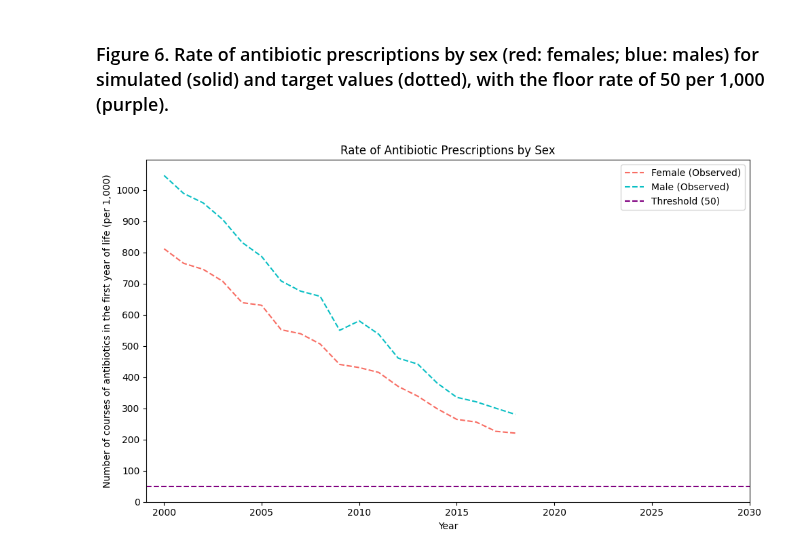
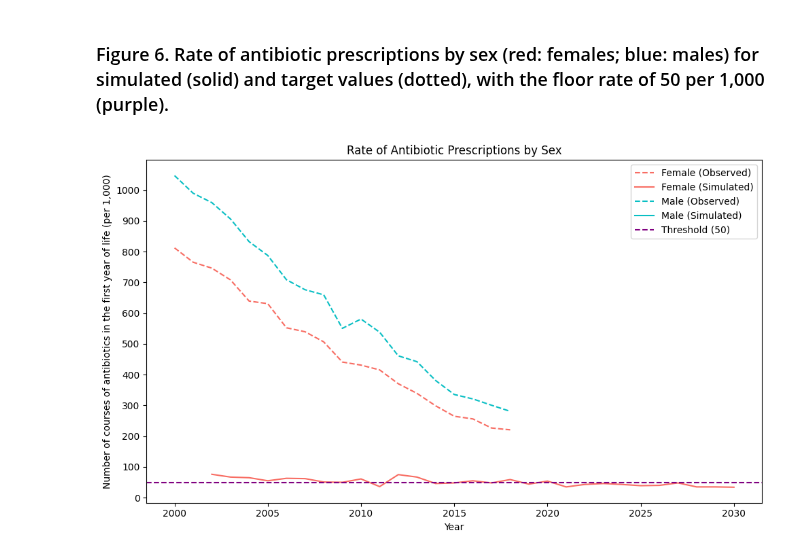
Before and after one commit to resplab/leap, a Jupyter notebook: notebook.ipynb, the cells around one changed output. Drawn from its saved outputs; the diff is of its cells as text; code cells hidden in the pictures.

Commit message:
added figure 7 with simulation data, and investigating figure 5

```diff
--- a/notebook.ipynb
+++ b/notebook.ipynb
@@ -158,37 +109,54 @@ plt.show()
 # %%
 ## Figure 6. Rate of antibiotic prescriptions by sex (red: females; blue: males) for simulated (solid) and target values (dotted), with the floor rate of 50 per 1,000 (purple).
 
-# Load target data
-infant_data = pd.read_csv("leap/processed_data/InfantAbxBC.csv")
+# Read in antibiotic data from StatsCanada
+stats_infant_data = pd.read_csv("leap/processed_data/InfantAbxBC.csv")
 
+# Read in antibiotic data from simulation
+simulation_infant_data = pd.read_csv("output/BIG_CA_30/outcome_matrix_antibiotic_exposure.csv")
+simulation_infant_data['sex'] = simulation_infant_data['sex'].map(lambda s: "Female" if s == "F" else "Male")
+simulation_infant_data_totaled = simulation_infant_data.groupby(["year", "sex"]).sum().reset_index()
+simulation_infant_data.head()
+# Shift and scale antibiotic data?
+# scaling_factor = stats_infant_data["rate"].max() / simulation_infant_data["n_antibiotic_exposure"].max()
+# simulation_infant_data["n_antibiotic_exposure"] *= scaling_factor
 # Plotting
 plt.figure(figsize=(10, 6))
 
 # Define colors to plot for different sexs
 sex_colour_dict = {"Male": "#09bfc4", "Female": "#f86d63"}
 
 # Dotted lines from count_data
-for sex in infant_data['sex'].unique():
-    infant_sex_data = infant_data[infant_data['sex'] == sex]
+for sex in stats_infant_data['sex'].unique():
+    # sex in ['Female', 'Male']
+    stats_infant_sexes = stats_infant_data.query("sex == @sex")
+    simulation_infant_data_totaled = simulation_infant_data_totaled.query("sex == @sex and year >= 2002")
     plt.plot(
-        infant_sex_data['year'],
-        infant_sex_data['rate'],
+        stats_infant_sexes['year'],
+        stats_infant_sexes['rate'],
         c=sex_colour_dict[sex],
         linestyle='dashed',
         label=f"{sex} (Observed)"
+    )
+    plt.plot(
+        simulation_infant_data_totaled['year'],
+        simulation_infant_data_totaled['n_antibiotic_exposure'],
+        c=sex_colour_dict[sex],
+        linestyle='solid',
+        label=f"{sex} (Simulated)"
     )
 
 # Additional elements
 plt.axhline(y=50, color='purple', linestyle='dashed', label="Threshold (50)")
 plt.ylabel("Number of courses of antibiotics in the first year of life (per 1,000)")
 plt.xlabel("Year")
-plt.xticks(range(infant_data['year'].min(), infant_data['year'].max() + 16, 5))
+plt.xticks(range(stats_infant_data['year'].min(), stats_infant_data['year'].max() + 16, 5))
 plt.yticks(range(0, 1100, 100))
 plt.legend(title="")
 plt.title("Rate of Antibiotic Prescriptions by Sex")
 
 # Save the figure
 plt.tight_layout()
 plt.show()
 # %% [output]
-[figure, old version]
+[figure, new version]
```
Also changed, not shown: parts of 6 cells of this notebook.
